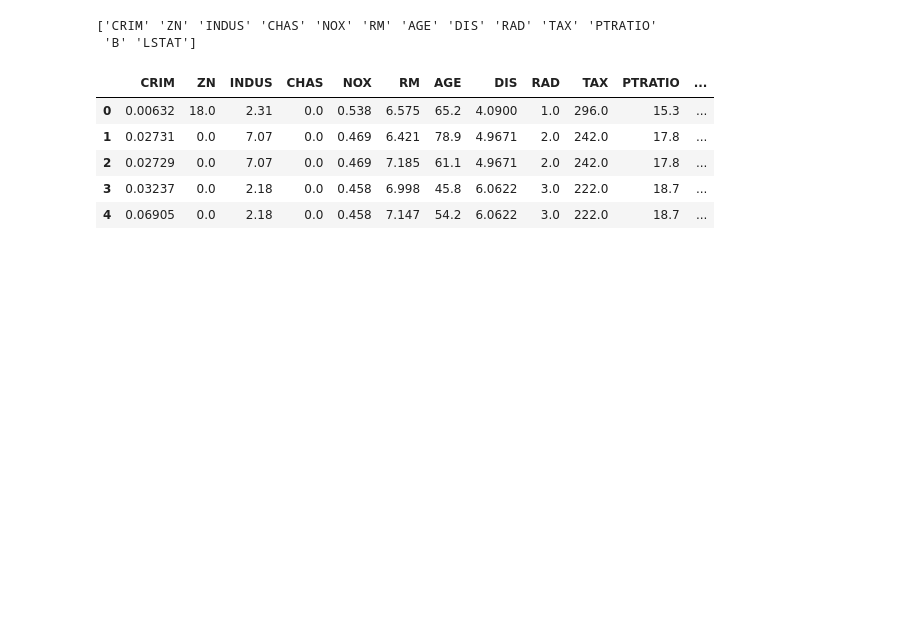
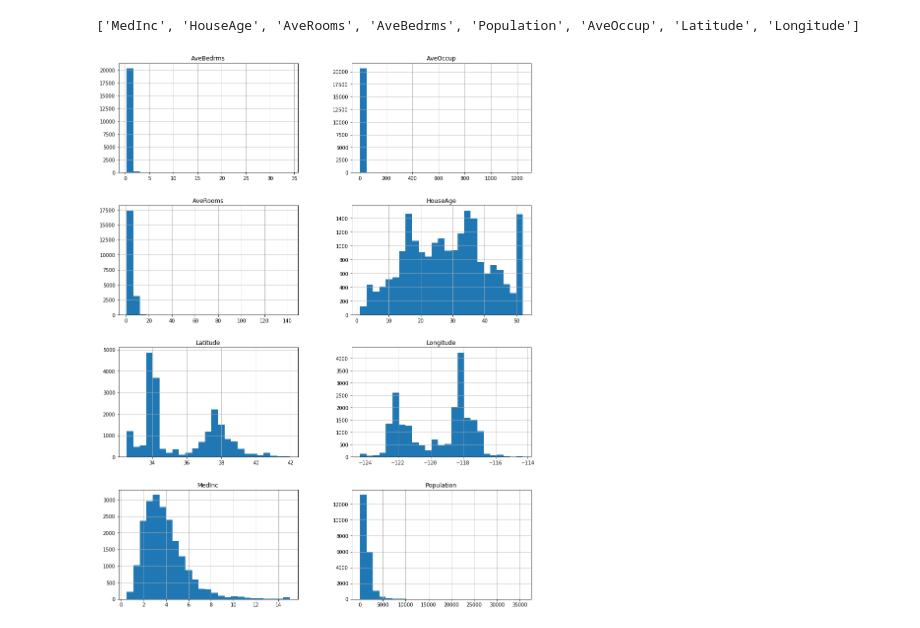
Before and after one commit to OSUScientificComputing464/project-two-grechasneak, a Jupyter notebook: ML_HW.ipynb, the cells around one changed output. Saved outputs shown, nothing was run; the diff lists cells and outputs as text; code cells hidden in the pictures; blank space fills up the shorter version.

```diff
--- a/ML_HW.ipynb
+++ b/ML_HW.ipynb
@@ -9,22 +10,19 @@ from sklearn.model_selection import cross_val_score
 from sklearn.preprocessing import StandardScaler
 # %%
-from sklearn.datasets import load_boston
-boston = load_boston()
+from sklearn.datasets import fetch_california_housing
+cal = fetch_california_housing()
 # %%
-print(boston.feature_names)
+print(cal.feature_names)
 # %% [output]
-['CRIM' 'ZN' 'INDUS' 'CHAS' 'NOX' 'RM' 'AGE' 'DIS' 'RAD' 'TAX' 'PTRATIO'
- 'B' 'LSTAT']
+['MedInc', 'HouseAge', 'AveRooms', 'AveBedrms', 'Population', 'AveOccup', 'Latitude', 'Longitude']
 # %%
-bos_df = pd.DataFrame(boston.data)
-bos_df.columns = boston.feature_names
+cal_df = pd.DataFrame(cal.data)
+cal_df.columns = cal.feature_names
-# %%
-bos_df.head()
-# %% [output]
-|  | CRIM | ZN | INDUS | CHAS | NOX | RM | AGE | DIS | RAD | TAX | PTRATIO | ... |
-| 0 | 0.00632 | 18.0 | 2.31 | 0.0 | 0.538 | 6.575 | 65.2 | 4.0900 | 1.0 | 296.0 | 15.3 | ... |
-| 1 | 0.02731 | 0.0 | 7.07 | 0.0 | 0.469 | 6.421 | 78.9 | 4.9671 | 2.0 | 242.0 | 17.8 | ... |
-| 2 | 0.02729 | 0.0 | 7.07 | 0.0 | 0.469 | 7.185 | 61.1 | 4.9671 | 2.0 | 242.0 | 17.8 | ... |
-| 3 | 0.03237 | 0.0 | 2.18 | 0.0 | 0.458 | 6.998 | 45.8 | 6.0622 | 3.0 | 222.0 | 18.7 | ... |
-| 4 | 0.06905 | 0.0 | 2.18 | 0.0 | 0.458 | 7.147 | 54.2 | 6.0622 | 3.0 | 222.0 | 18.7 | ... |
+# %%
+fig = plt.figure(figsize = (15,20))
+ax = fig.gca()
+cal_df.hist(ax = ax, bins = 25, layout=(-1, 2))
+plt.show()
+# %% [output]
+[figure, added]
 # %%
```
Also changed, not shown: parts of 9 cells of this notebook, 2 other files.
